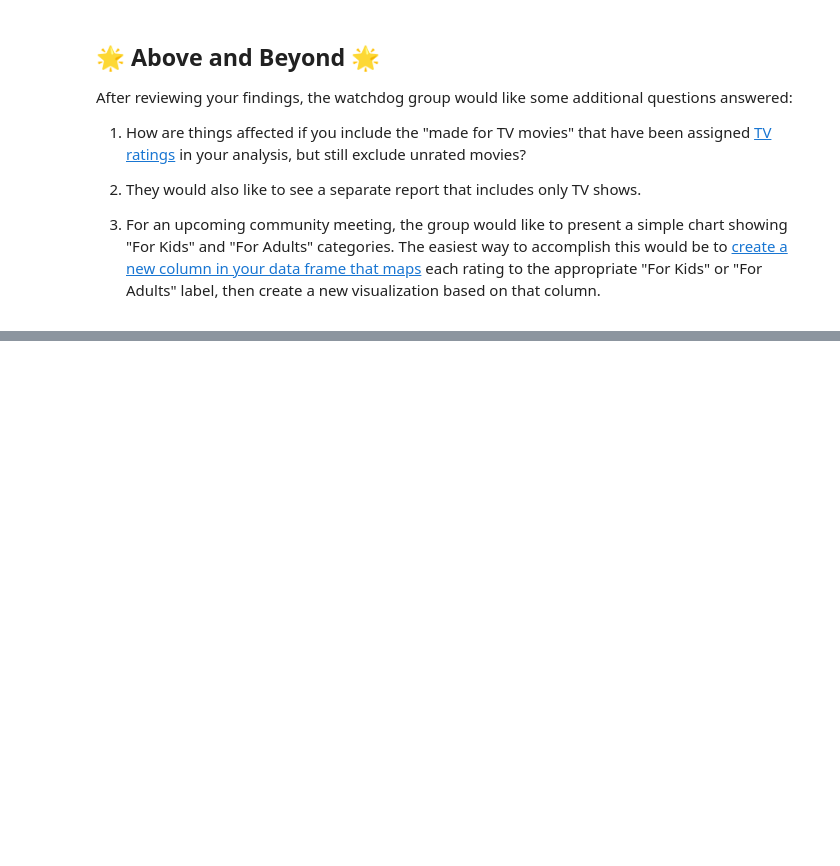
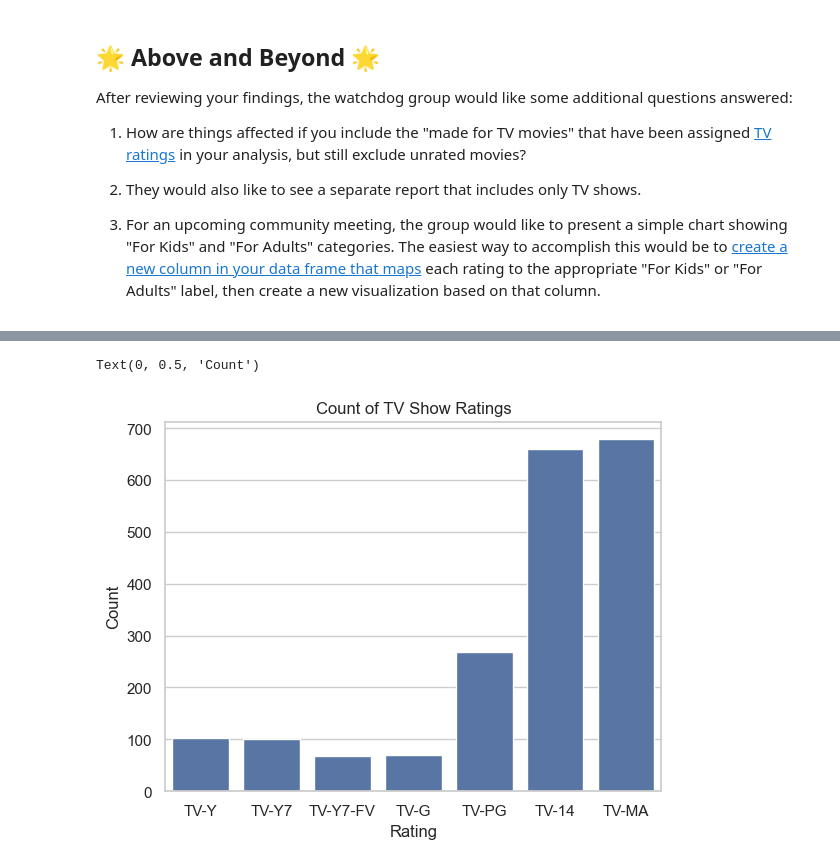
Before and after one commit to nelsbuhrley/CSE-450-Machine-learning, a Jupyter notebook: notebooks/Exploration_01.ipynb, the cells around one changed output, grey strips where cells are left out. Cells and saved outputs as stored; diff of their text form; code cells hidden in the pictures; blank space fills up the shorter version.

```diff
--- a/notebooks/Exploration_01.ipynb
+++ b/notebooks/Exploration_01.ipynb
@@ -356,3 +355,7 @@ After reviewing your findings, the watchdog group would like some additional que
 
 3. For an upcoming community meeting, the group would like to present a simple
 chart showing "For Kids" and "For Adults" categories. The easiest way to accomplish this would be to [create a new column in your data frame that maps](https://pandas.pydata.org/docs/getting_started/intro_tutorials/10_text_data.html) each rating to the appropriate "For Kids" or "For Adults" label, then create a new visualization based on that column.
+# %%
+data = raw_data.filter(pl.col('type') == 'TV Show')
+length = data.shape[0]
+print(length)
@@ -358,0 +364,3 @@ chart showing "For Kids" and "For Adults" categories. The easiest way to accompl
+# %%
+rating_counts = data['rating'].value_counts()
+print(rating_counts)
@@ -358,0 +386,3 @@ chart showing "For Kids" and "For Adults" categories. The easiest way to accompl
+# %%
+rating_counts = rating_counts.filter(pl.col('rating').is_in(['TV-Y', 'TV-PG', 'TV-Y7-FV', 'TV-MA', 'TV-Y7', 'TV-G', 'TV-14']))
+print(rating_counts)
@@ -358,0 +404,8 @@ chart showing "For Kids" and "For Adults" categories. The easiest way to accompl
+# %%
+ax = sns.barplot(data=rating_counts, x='rating', y='count', order=['TV-Y', 'TV-Y7', 'TV-Y7-FV', 'TV-G', 'TV-PG', 'TV-14', 'TV-MA'])
+ax.set_title('Count of TV Show Ratings')
+ax.set_xlabel('Rating')
+ax.set_ylabel('Count')
+# %% [output]
+Text(0, 0.5, 'Count')
+[figure, added]
```
Also changed, not shown: parts of 14 cells of this notebook.
